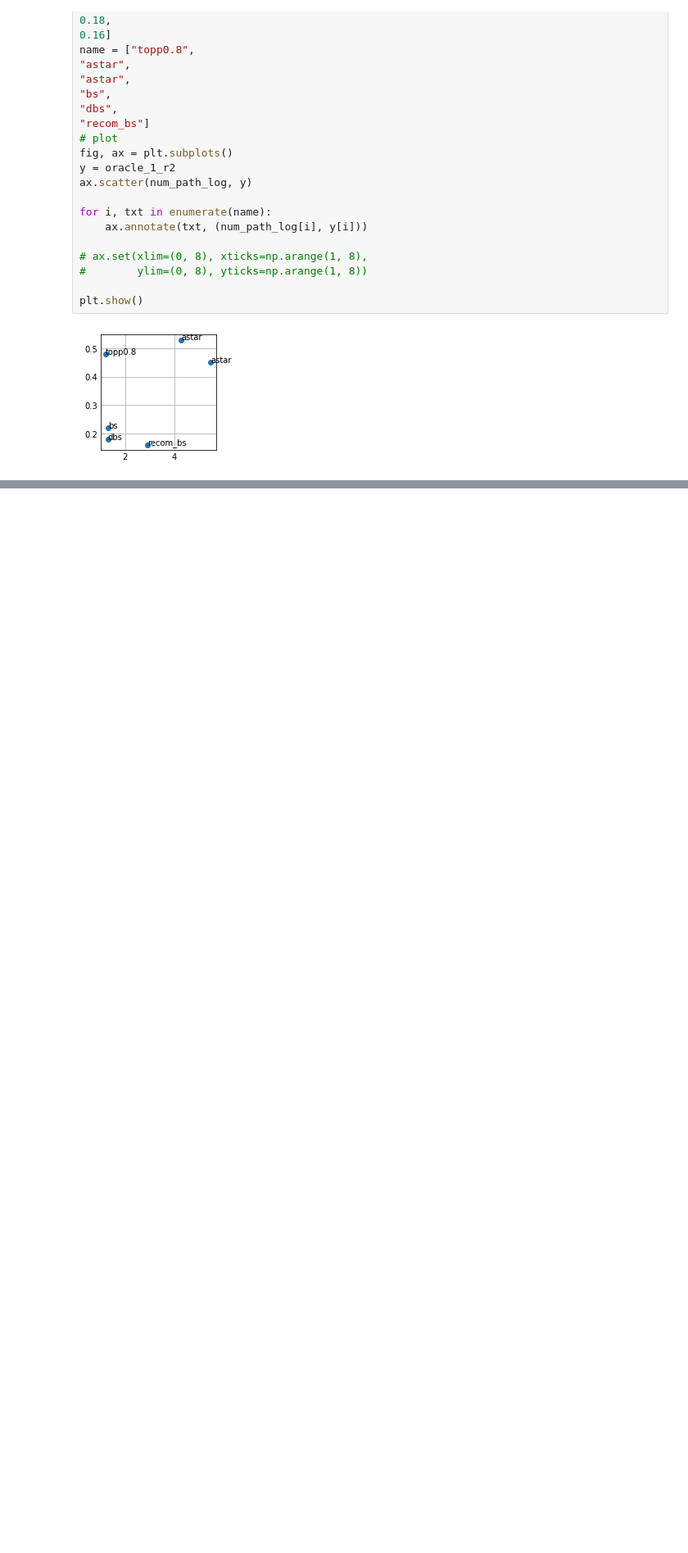
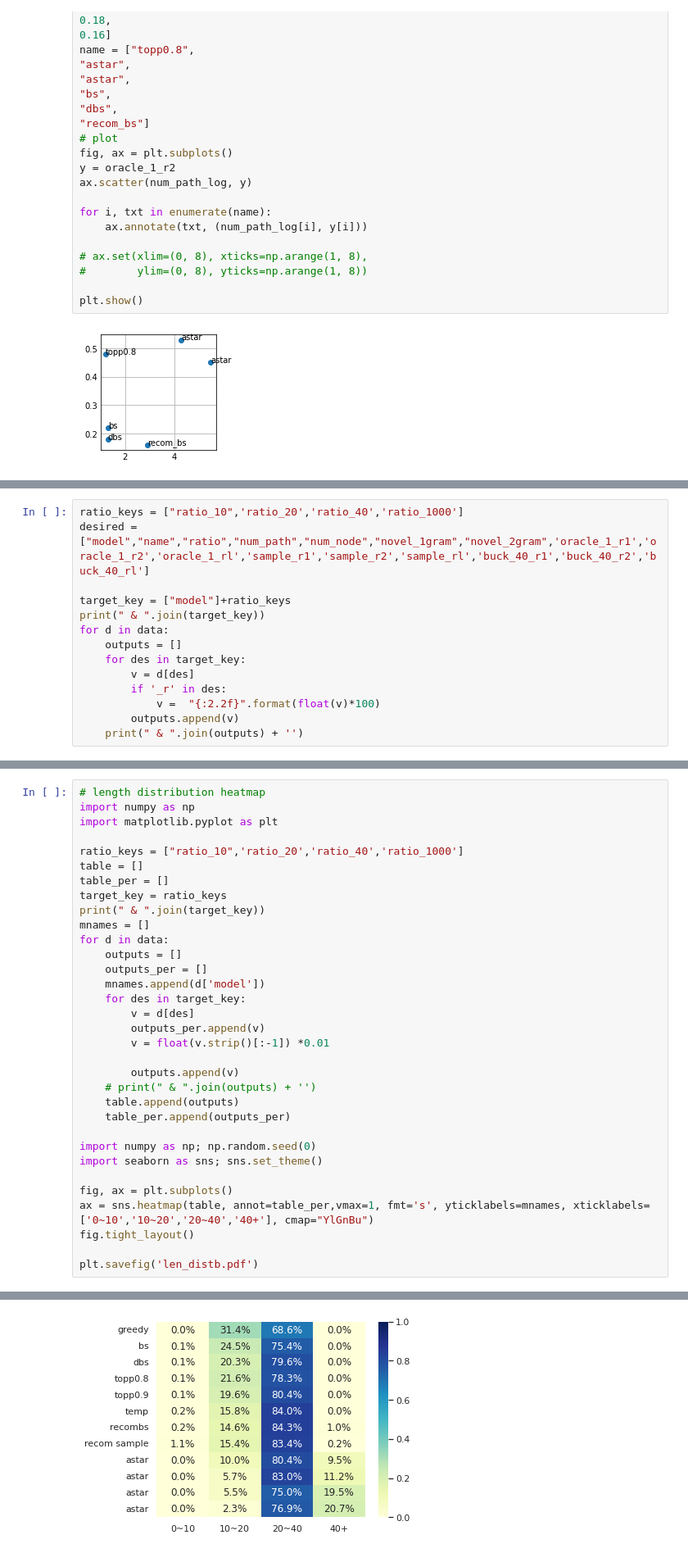
Before and after one commit to jiacheng-xu/lattice-generation, a Jupyter notebook: notebooks/vis.ipynb, the cells around one changed output, grey strips where cells are left out. Shown: that part at 82% size. Cells and saved outputs as stored; diff of their text form; blank space fills up the shorter version.

```diff
--- a/notebooks/vis.ipynb
+++ b/notebooks/vis.ipynb
@@ -46,0 +63,14 @@ plt.show()
+# %%
+ratio_keys = ["ratio_10",'ratio_20','ratio_40','ratio_1000']
+desired = ["model","name","ratio","num_path","num_node","novel_1gram","novel_2gram",'oracle_1_r1','oracle_1_r2','oracle_1_rl','sample_r1','sample_r2','sample_rl','buck_40_r1','buck_40_r2','buck_40_rl']
+
+target_key = ["model"]+ratio_keys
+print(" & ".join(target_key))
+for d in data:
+    outputs = []
+    for des in target_key:
+        v = d[des]
+        if '_r' in des:
+            v =  "{:2.2f}".format(float(v)*100)
+        outputs.append(v)
+    print(" & ".join(outputs) + '')
@@ -46,0 +91,34 @@ plt.show()
+# %%
+# length distribution heatmap
+import numpy as np
+import matplotlib.pyplot as plt
+
+ratio_keys = ["ratio_10",'ratio_20','ratio_40','ratio_1000']
+table = []
+table_per = []
+target_key = ratio_keys
+print(" & ".join(target_key))
+mnames = []
+for d in data:
+    outputs = []
+    outputs_per = []
+    mnames.append(d['model'])
+    for des in target_key:
+        v = d[des]
+        outputs_per.append(v)
+        v = float(v.strip()[:-1]) *0.01
+
+        outputs.append(v)
+    # print(" & ".join(outputs) + '')
+    table.append(outputs)
+    table_per.append(outputs_per)
+
+import numpy as np; np.random.seed(0)
+import seaborn as sns; sns.set_theme()
+
+fig, ax = plt.subplots()
+ax = sns.heatmap(table, annot=table_per,vmax=1, fmt='s', yticklabels=mnames, xticklabels=['0~10','10~20','20~40','40+'], cmap="YlGnBu")
+fig.tight_layout()
+
+plt.savefig('len_distb.pdf')
+# %% [output]
@@ -46,0 +126 @@ plt.show()
+[figure, added]
```
Also changed, not shown: parts of 3 cells of this notebook, 10 other files.
